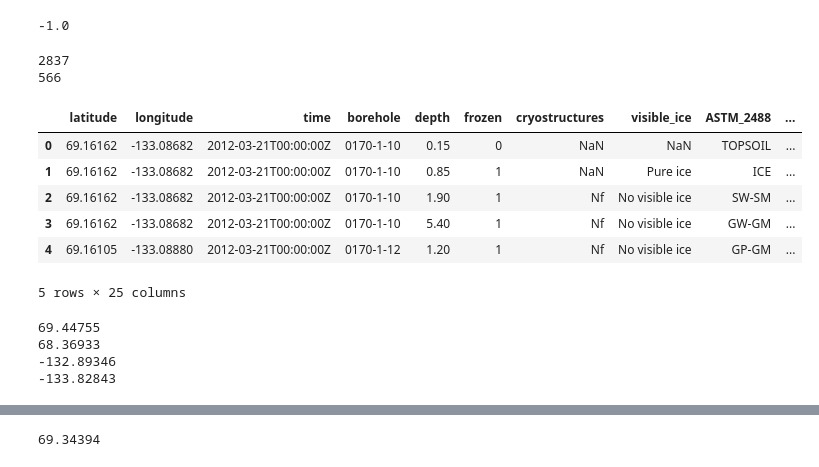
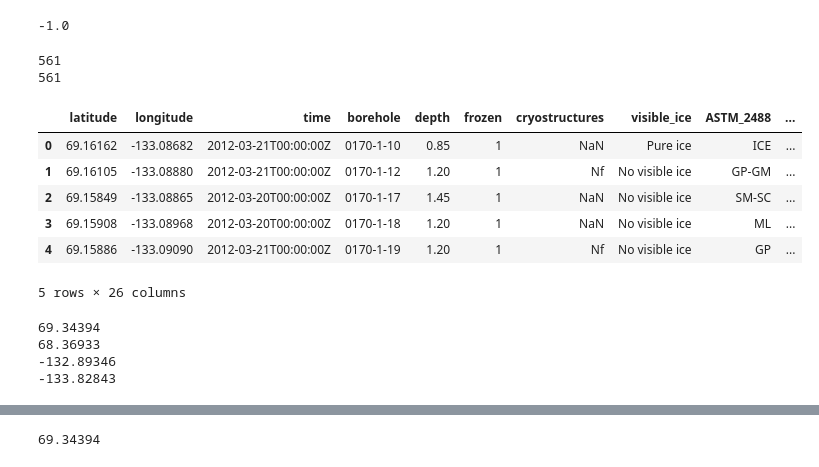
Before and after one commit to bqianz/film, a Jupyter notebook: film_arcticdem.ipynb, the cells around one changed output, grey strips where cells are left out. Cells and saved outputs as stored; diff of their text form; code cells hidden in the pictures.

```diff
--- a/film_arcticdem.ipynb
+++ b/film_arcticdem.ipynb
@@ -75,49 +76,50 @@ def preprocess_df(df):
     df['month'] = datetimes.dt.month
     df['year'] = datetimes.dt.year
 
     df['proj_x'], df['proj_y'] = transformer.transform(df.latitude,df.longitude)
 
     df['month_cyclic'] = 7 - abs(df['month'] - 7)
 
     #df['month_cyclic'] = np.cos(df['month']/12 * 2*np.pi)
 
     data = df[['latitude', 'longitude', 'depth', 'year', 'month_cyclic', 'proj_x', 'proj_y']]
     scaler = StandardScaler()
     scaler.fit(data)
     df[['lat_norm', 'lng_norm', 'depth_norm', 'year_norm', 'month_cyclic_norm', 'proj_x_norm', 'proj_y_norm']] = scaler.transform(df[['latitude', 'longitude', 'depth', 'year', 'month_cyclic', 'proj_x', 'proj_y']])
 
     return scaler
 
 
 #     df['lat_norm'] = normalize(df['latitude'])
 #     df['lng_norm'] = normalize(df['longitude'])
 #     df['depth_norm'],  = normalize(df['depth'])
 #     df['year_norm'] = normalize(df['year'])
 #     df['month_cyclic_norm'] = normalize(df['month_cyclic'])
 
-df = pd.read_csv('data_stephen_fix_header.csv', header=[0])
+# df = pd.read_csv('data_stephen_fix_header.csv', header=[0])
+df = pd.read_csv(r"C:\Users\mouju\Desktop\film\components_analysis\df_unique.csv", header=[0])
 scaler = preprocess_df(df)
 
 print(df.shape[0])
 print(df['borehole'].nunique())
 df.head()
 # %% [output]
-2837
-566
+561
+561
 |  | latitude | longitude | time | borehole | depth | frozen | cryostructures | visible_ice | ASTM_2488 | ... |
-| 0 | 69.16162 | -133.08682 | 2012-03-21T00:00:00Z | 0170-1-10 | 0.15 | 0 | NaN | NaN | TOPSOIL | ... |
-| 1 | 69.16162 | -133.08682 | 2012-03-21T00:00:00Z | 0170-1-10 | 0.85 | 1 | NaN | Pure ice | ICE | ... |
-| 2 | 69.16162 | -133.08682 | 2012-03-21T00:00:00Z | 0170-1-10 | 1.90 | 1 | Nf | No visible ice | SW-SM | ... |
-| 3 | 69.16162 | -133.08682 | 2012-03-21T00:00:00Z | 0170-1-10 | 5.40 | 1 | Nf | No visible ice | GW-GM | ... |
-| 4 | 69.16105 | -133.08880 | 2012-03-21T00:00:00Z | 0170-1-12 | 1.20 | 1 | Nf | No visible ice | GP-GM | ... |
+| 0 | 69.16162 | -133.08682 | 2012-03-21T00:00:00Z | 0170-1-10 | 0.85 | 1 | NaN | Pure ice | ICE | ... |
+| 1 | 69.16105 | -133.08880 | 2012-03-21T00:00:00Z | 0170-1-12 | 1.20 | 1 | Nf | No visible ice | GP-GM | ... |
+| 2 | 69.15849 | -133.08865 | 2012-03-20T00:00:00Z | 0170-1-17 | 1.45 | 1 | NaN | No visible ice | SM-SC | ... |
+| 3 | 69.15908 | -133.08968 | 2012-03-20T00:00:00Z | 0170-1-18 | 1.20 | 1 | NaN | No visible ice | ML | ... |
+| 4 | 69.15886 | -133.09090 | 2012-03-21T00:00:00Z | 0170-1-19 | 1.20 | 1 | Nf | No visible ice | GP | ... |
-5 rows × 25 columns
+5 rows × 26 columns
 # %%
 print(df.latitude.max())
 print(df.latitude.min())
 print(df.longitude.max())
 print(df.longitude.min())
 # %% [output]
-69.44755
+69.34394
 68.36933
 -132.89346
 -133.82843
```
Also changed, not shown: parts of 15 cells of this notebook, 6 other files.
